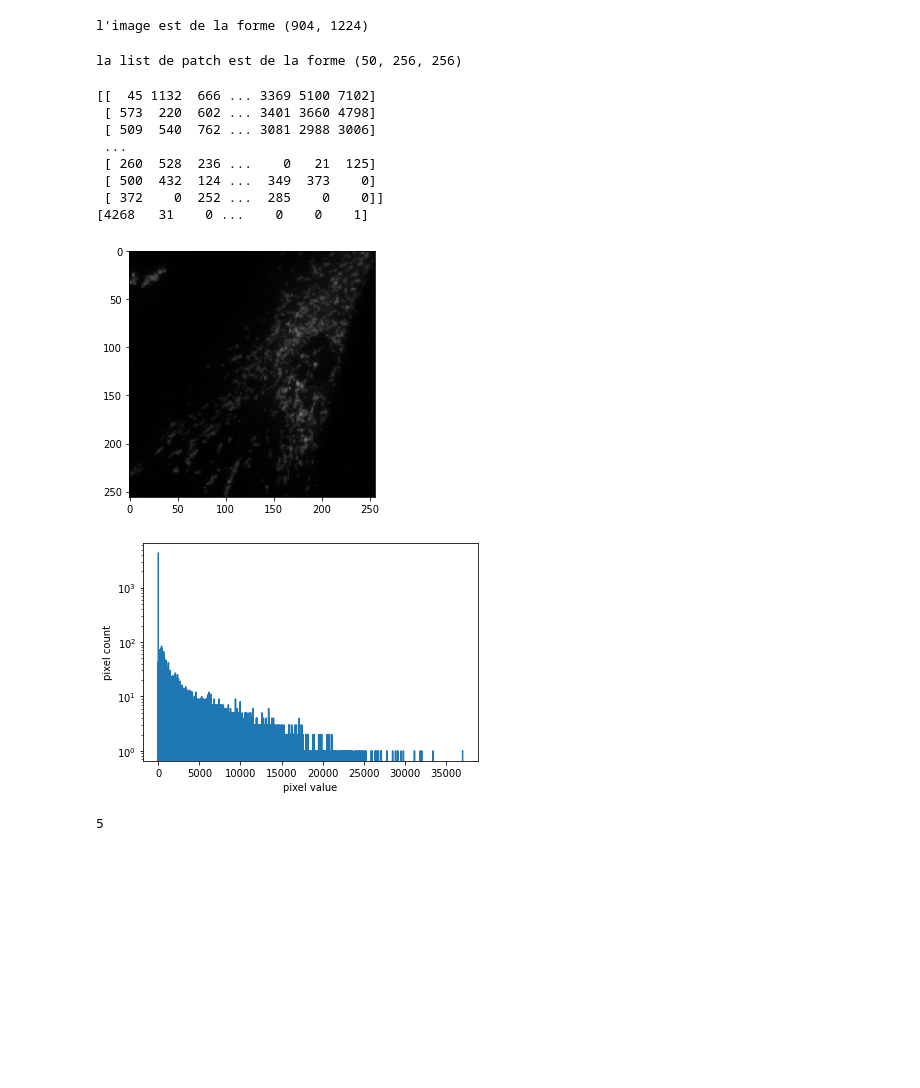
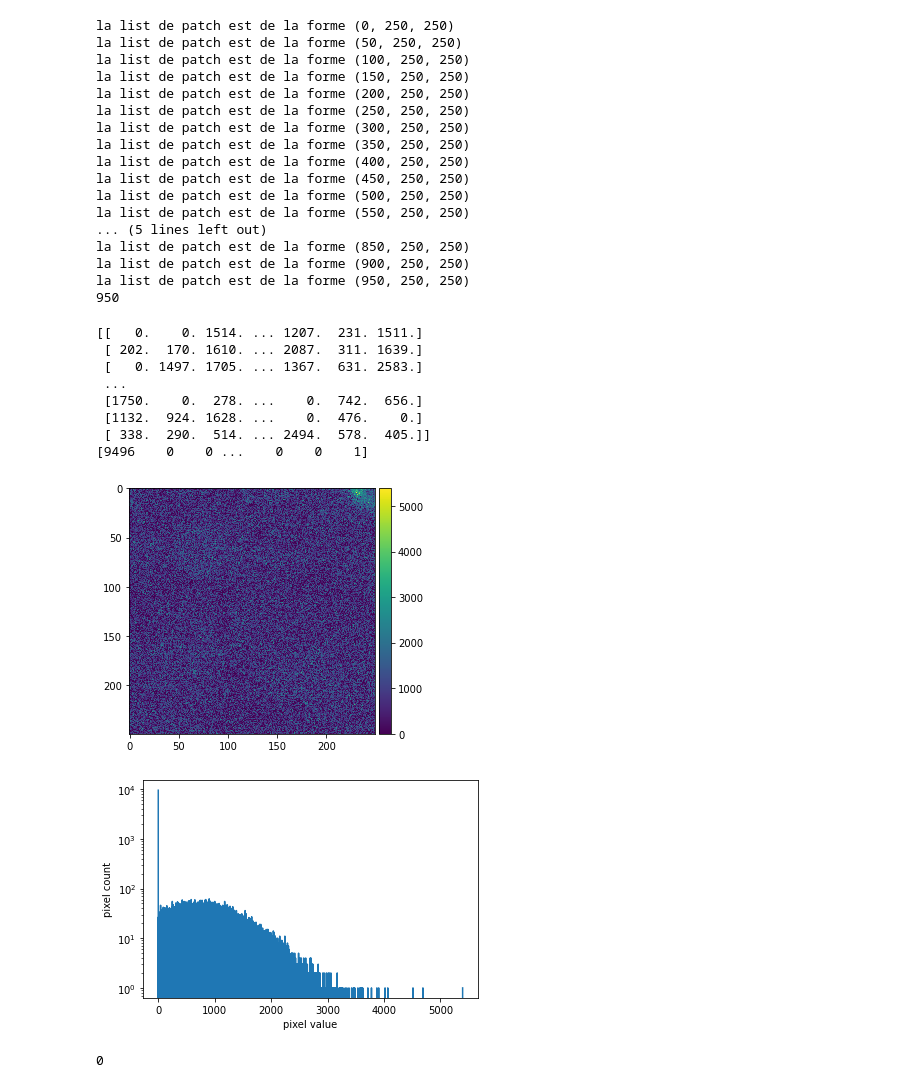
Before and after one commit to serichard1/Biosciences, a Jupyter notebook: patchesExtraction.ipynb, the cells around one changed output. Saved outputs shown, nothing was run; the diff lists cells and outputs as text; code cells hidden in the pictures; blank space fills up the shorter version.

Commit message:
encapsulate into functions + allow to use a folder

```diff
--- a/patchesExtraction.ipynb
+++ b/patchesExtraction.ipynb
@@ -10,51 +12,75 @@ import matplotlib.pyplot as plt
 # %%
-# importation d'une image test, il faudra faire une boucle pour importer toutes les images et appliquer l'algo
-image_test = io.imread('Data/test.tif')
-print(f"l'image est de la forme {image_test.shape}")
+######################################## FUNCTIONS ########################################
+
+def extract_patches(path, size, patch_count) :
+    img = io.imread(path)
+    patches = image.extract_patches_2d(img, (size,size),max_patches=patch_count)
+    return patches
+
+def folder_patches(path, size = 100, patch_count = 50) :
+    patches = np.ndarray((0,size,size))
+    for file in listdir(path) :
+        new_patches = extract_patches(data_dir+"/"+file, size, patch_count)
+        patches = np.concatenate((patches, new_patches))
+    return patches
-# %% [output]
-l'image est de la forme (904, 1224)
-# %%
-# cette fonction récupère de manière aléatoire un nbr "max_patches" de patches de taille (256,256) depuis notre image
-patches = image.extract_patches_2d(image_test, (256, 256),max_patches=50)
-print(f"la list de patch est de la forme {patches.shape}")
-# %% [output]
-la list de patch est de la forme (50, 256, 256)
 # %%
+######################################## MAIN ########################################
+data_dir = './Data/Good'
+
+patches = folder_patches(data_dir)
+print(len(patches))
 # pour l'exemple je prends un patch au hasard:
 patch = patches[43]
 
 #on l'affiche
 io.imshow(patch)
 
 # ainsi que son tableau, chaque valeur = 1 pixel
 print(patch)
 
 # les images de bases sont en unsigned 16 bits donc les pixels vont de 0 --> 65536
 # on peut afficher un histogramme:
 histogramme, classes = np.histogram(patch, bins=65536)
 
 # ça compte le nombre de pixel ayant la même valeur pour chaque classe
 print(histogramme)
 
 
 # on peut tracer l'histo:
 plt.figure()
 plt.xlabel("pixel value")
 plt.ylabel("pixel count")
 plt.yscale('log')
 plt.plot(classes[0:-1], histogramme)
 plt.show()
 # %% [output]
-[[  45 1132  666 ... 3369 5100 7102]
- [ 573  220  602 ... 3401 3660 4798]
- [ 509  540  762 ... 3081 2988 3006]
- ...
- [ 260  528  236 ...    0   21  125]
- [ 500  432  124 ...  349  373    0]
- [ 372    0  252 ...  285    0    0]]
-[4268   31    0 ...    0    0    1]
+la list de patch est de la forme (0, 250, 250)
+la list de patch est de la forme (50, 250, 250)
+la list de patch est de la forme (100, 250, 250)
+la list de patch est de la forme (150, 250, 250)
+la list de patch est de la forme (200, 250, 250)
+la list de patch est de la forme (250, 250, 250)
+la list de patch est de la forme (300, 250, 250)
+la list de patch est de la forme (350, 250, 250)
+la list de patch est de la forme (400, 250, 250)
+la list de patch est de la forme (450, 250, 250)
+la list de patch est de la forme (500, 250, 250)
+la list de patch est de la forme (550, 250, 250)
+... (5 lines left out)
+la list de patch est de la forme (850, 250, 250)
+la list de patch est de la forme (900, 250, 250)
+la list de patch est de la forme (950, 250, 250)
+950
+[[   0.    0. 1514. ... 1207.  231. 1511.]
+ [ 202.  170. 1610. ... 2087.  311. 1639.]
+ [   0. 1497. 1705. ... 1367.  631. 2583.]
+ ...
+ [1750.    0.  278. ...    0.  742.  656.]
+ [1132.  924. 1628. ...    0.  476.    0.]
+ [ 338.  290.  514. ... 2494.  578.  405.]]
+[9496    0    0 ...    0    0    1]
-[figure, old version]
+[figure, new version]
-[figure, old version]
+[figure, new version]
 # %%
 # la plus grosse diff entre un noyau et le reste c'est probablement le fait d'avoir des valeurs blanches >30000
 # en faisant un truc du genre:
@@ -63,4 +89,4 @@ print(np.count_nonzero(patch > 30000))
 
 # On pourrait se dire que si y en a beaucoup (donc definir un seuil) on garde pas l'image
 # %% [output]
-5
+0
```
Also changed, not shown: parts of 1 cell of this notebook.
